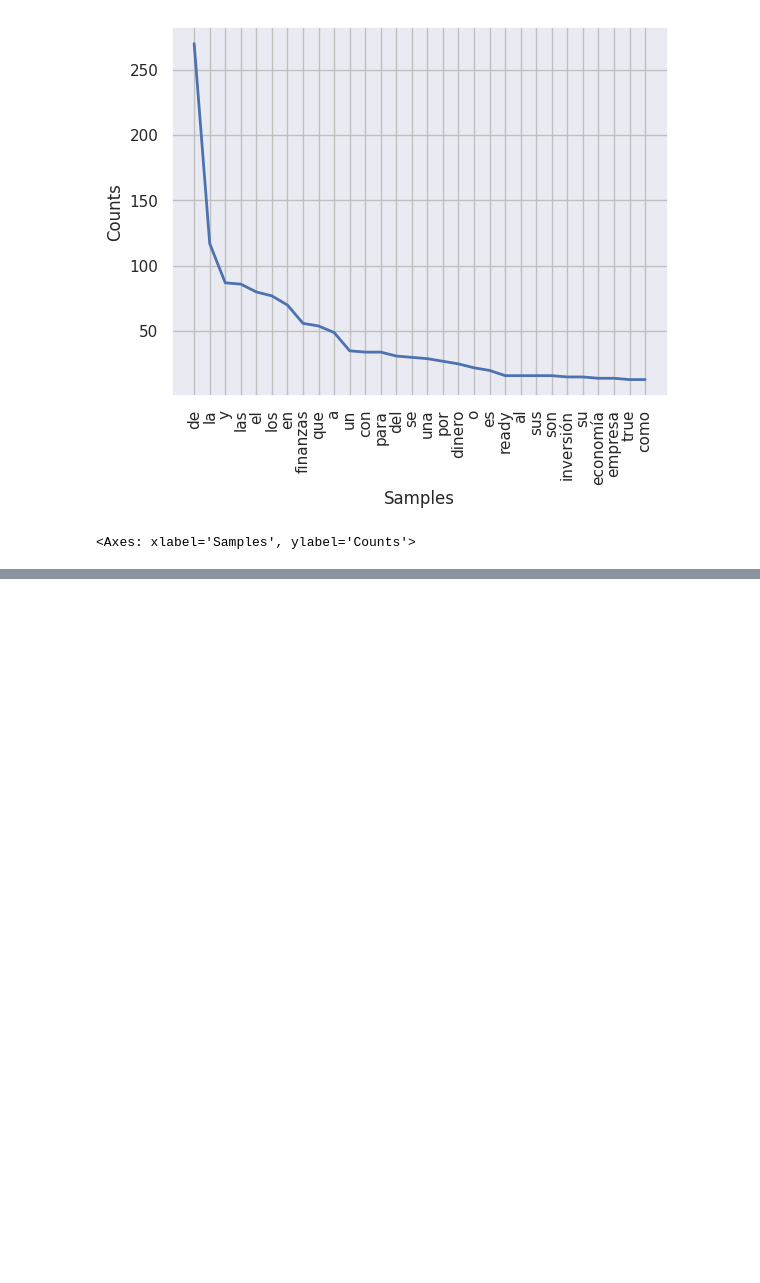
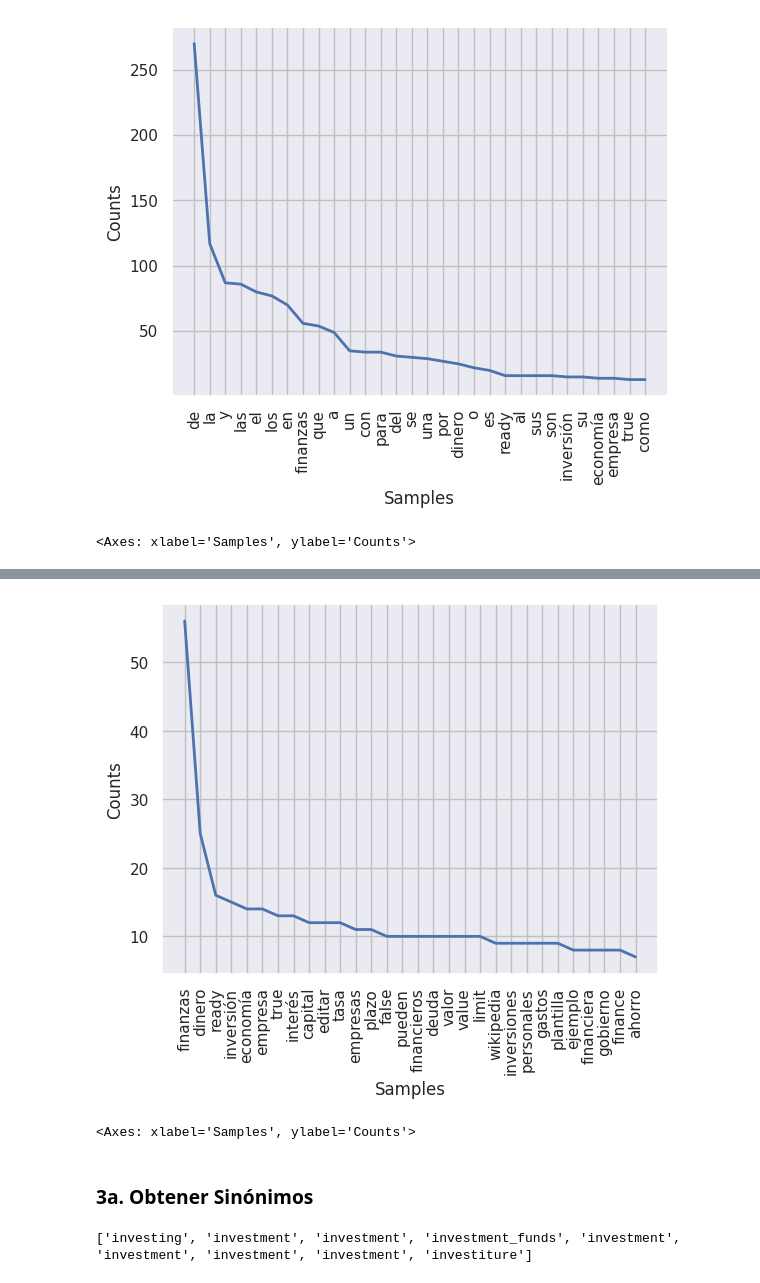
Before and after one commit to NLP-Natural-Language-Processing/1-Sistema-Clasificacion-Textos, a Jupyter notebook: Clasificación de textos.ipynb, the cells around one changed output, grey strips where cells are left out. Saved outputs shown, nothing was run; the diff lists cells and outputs as text; code cells hidden in the pictures; blank space fills up the shorter version.

```diff
--- a/Clasificación de textos.ipynb
+++ b/Clasificación de textos.ipynb
@@ -145,0 +150,5 @@ freq.plot(30,cumulative=False)
+# %%
+clean_tokens = tokens[:]
+for token in tokens:
+    if token in stopwords.words('spanish'):
+        clean_tokens.remove(token)
@@ -145,0 +159,5 @@ freq.plot(30,cumulative=False)
+# %%
+#Verificar frecuencia de palabras
+freq_clean = nltk.FreqDist(clean_tokens)
+for key,val in freq_clean.items():
+    print(str(key)+ ':'+ str(val))
@@ -145,0 +182,8 @@ freq.plot(30,cumulative=False)
+# %%
+sns.set()
+freq_clean.plot(30,cumulative=False)
+# %% [output]
+[figure, added]
+<Axes: xlabel='Samples', ylabel='Counts'>
+# %% [markdown]
+### 3a. Obtener Sinónimos
@@ -145,0 +192,8 @@ freq.plot(30,cumulative=False)
+# %%
+synonyms = []
+for syn in wordnet.synsets('investment'):
+    for lemma in syn.lemmas():
+        synonyms.append(lemma.name())
+print(synonyms)
+# %% [output]
+['investing', 'investment', 'investment', 'investment_funds', 'investment', 'investment', 'investment', 'investment', 'investiture']
```
Also changed, not shown: parts of 26 cells of this notebook, 3 other files.
